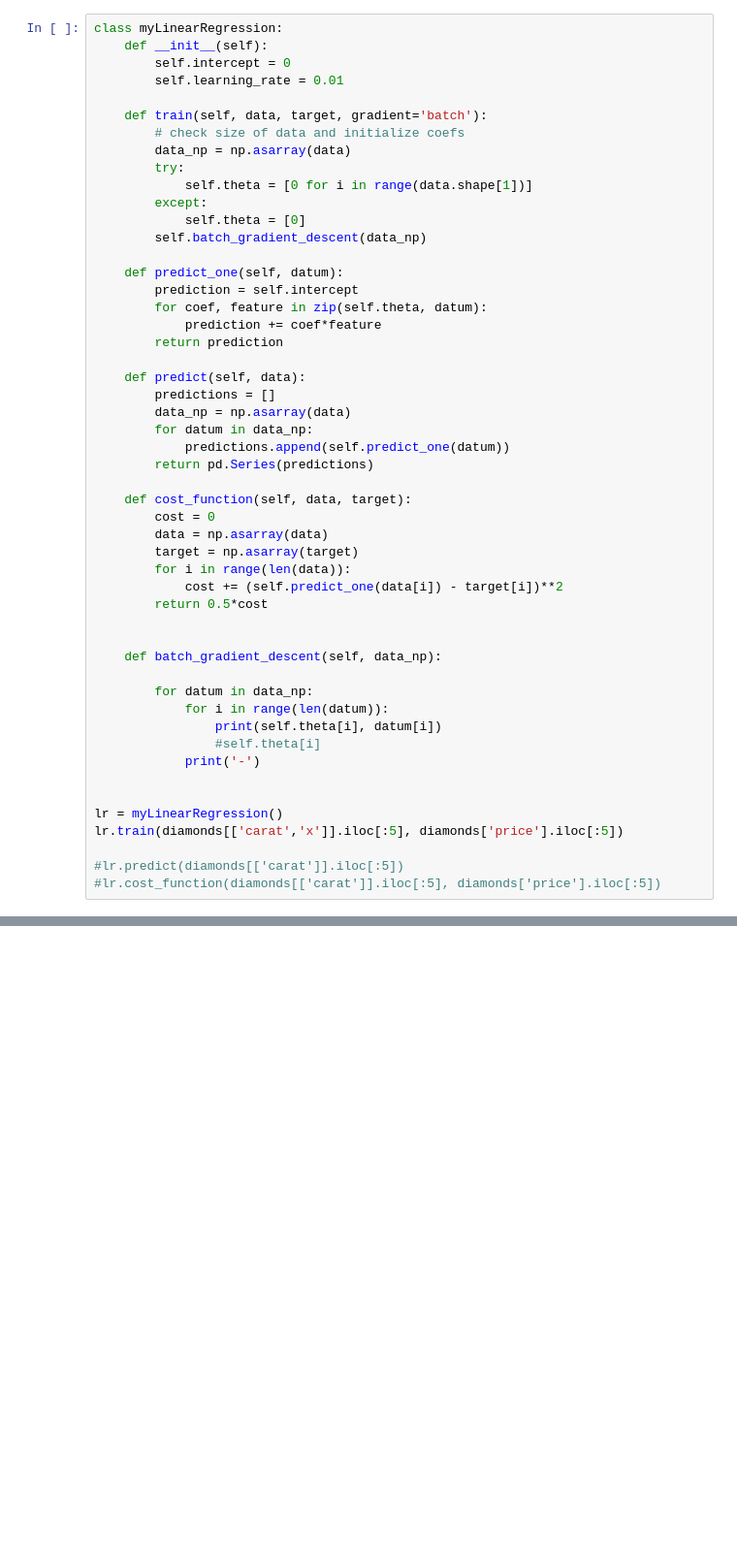
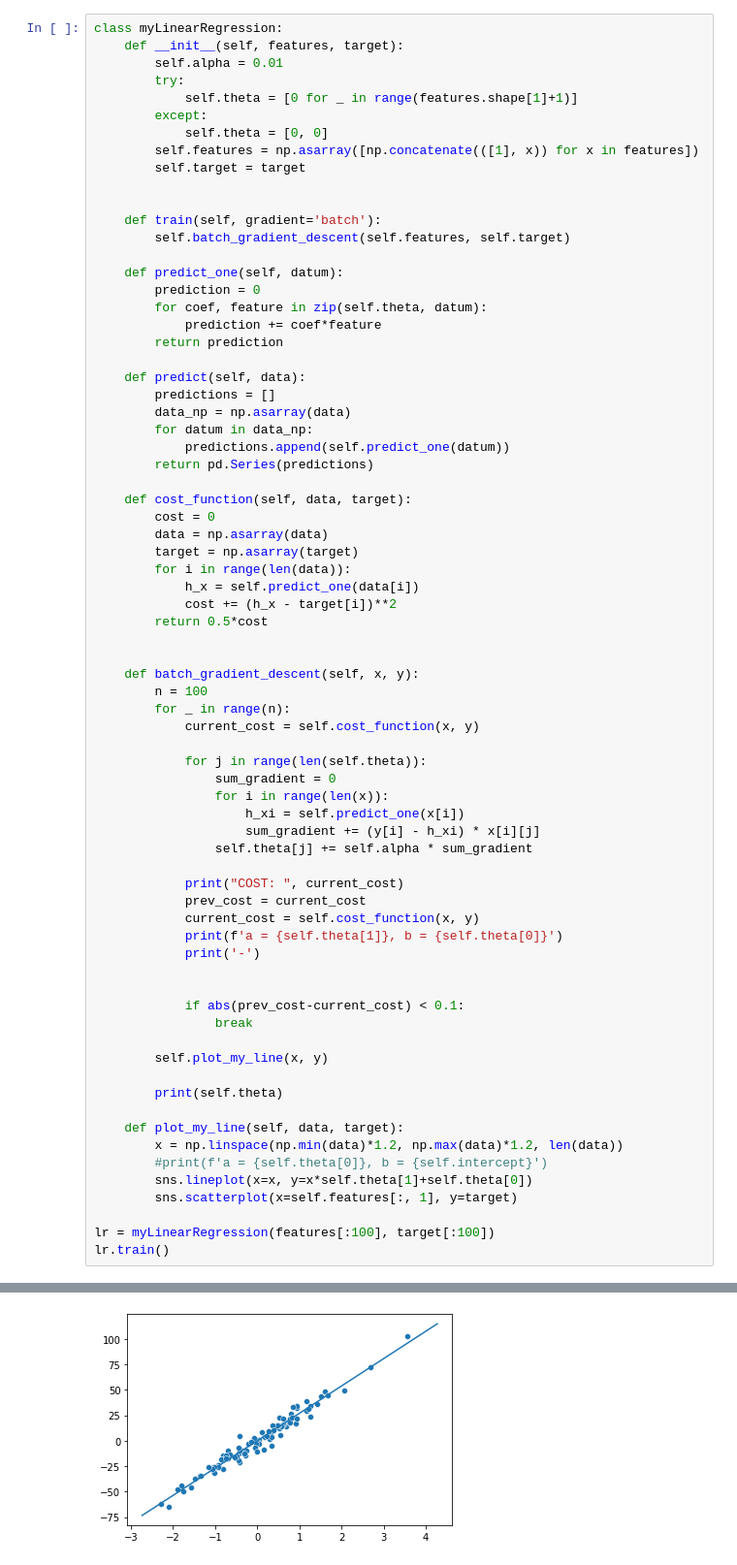
Before and after one commit to PatWieczorek/machine-learning-algorithms-from-scratch, a Jupyter notebook: linear_regression.ipynb, the cells around one changed output, grey strips where cells are left out. Shown: that part at 97% size. Cells and saved outputs as stored; diff of their text form; blank space fills up the shorter version.

```diff
--- a/linear_regression.ipynb
+++ b/linear_regression.ipynb
@@ -16,20 +11,20 @@ diamonds.head()
 # %%
 class myLinearRegression:
-    def __init__(self):
-        self.intercept = 0
-        self.learning_rate = 0.01
+    def __init__(self, features, target):
+        self.alpha = 0.01
+        try:
+            self.theta = [0 for _ in range(features.shape[1]+1)]
+        except:
+            self.theta = [0, 0]
+        self.features = np.asarray([np.concatenate(([1], x)) for x in features])
+        self.target = target
 
-    def train(self, data, target, gradient='batch'):
-        # check size of data and initialize coefs
-        data_np = np.asarray(data)
-        try:
-            self.theta = [0 for i in range(data.shape[1])]
-        except:
-            self.theta = [0]
-        self.batch_gradient_descent(data_np)
+
+    def train(self, gradient='batch'):
+        self.batch_gradient_descent(self.features, self.target)
 
     def predict_one(self, datum):
-        prediction = self.intercept
+        prediction = 0
         for coef, feature in zip(self.theta, datum):
             prediction += coef*feature
         return prediction
@@ -46,22 +41,43 @@ class myLinearRegression:
         data = np.asarray(data)
         target = np.asarray(target)
         for i in range(len(data)):
-            cost += (self.predict_one(data[i]) - target[i])**2
+            h_x = self.predict_one(data[i])
+            cost += (h_x - target[i])**2
         return 0.5*cost
 
 
-    def batch_gradient_descent(self, data_np):
+    def batch_gradient_descent(self, x, y):
+        n = 100
+        for _ in range(n):
+            current_cost = self.cost_function(x, y)
 
-        for datum in data_np:
-            for i in range(len(datum)):
-                print(self.theta[i], datum[i])
-                #self.theta[i]
+            for j in range(len(self.theta)):
+                sum_gradient = 0
+                for i in range(len(x)):
+                    h_xi = self.predict_one(x[i])
+                    sum_gradient += (y[i] - h_xi) * x[i][j]
+                self.theta[j] += self.alpha * sum_gradient
+
+            print("COST: ", current_cost)
+            prev_cost = current_cost
+            current_cost = self.cost_function(x, y)
+            print(f'a = {self.theta[1]}, b = {self.theta[0]}')
             print('-')
 
 
-lr = myLinearRegression()
-lr.train(diamonds[['carat','x']].iloc[:5], diamonds['price'].iloc[:5])
+            if abs(prev_cost-current_cost) < 0.1:
+                break
 
-#lr.predict(diamonds[['carat']].iloc[:5])
-#lr.cost_function(diamonds[['carat']].iloc[:5], diamonds['price'].iloc[:5])
+        self.plot_my_line(x, y)
+
+        print(self.theta)
+
+    def plot_my_line(self, data, target):
+        x = np.linspace(np.min(data)*1.2, np.max(data)*1.2, len(data))
+        #print(f'a = {self.theta[0]}, b = {self.intercept}')
+        sns.lineplot(x=x, y=x*self.theta[1]+self.theta[0])
+        sns.scatterplot(x=self.features[:, 1], y=target)
+
+lr = myLinearRegression(features[:100], target[:100])
+lr.train()
 # %% [output]
@@ -83 +94,2 @@ lr.train(diamonds[['carat','x']].iloc[:5], diamonds['price'].iloc[:5])
+[figure, added]
 # %%
```
Also changed, not shown: parts of 5 cells of this notebook.
